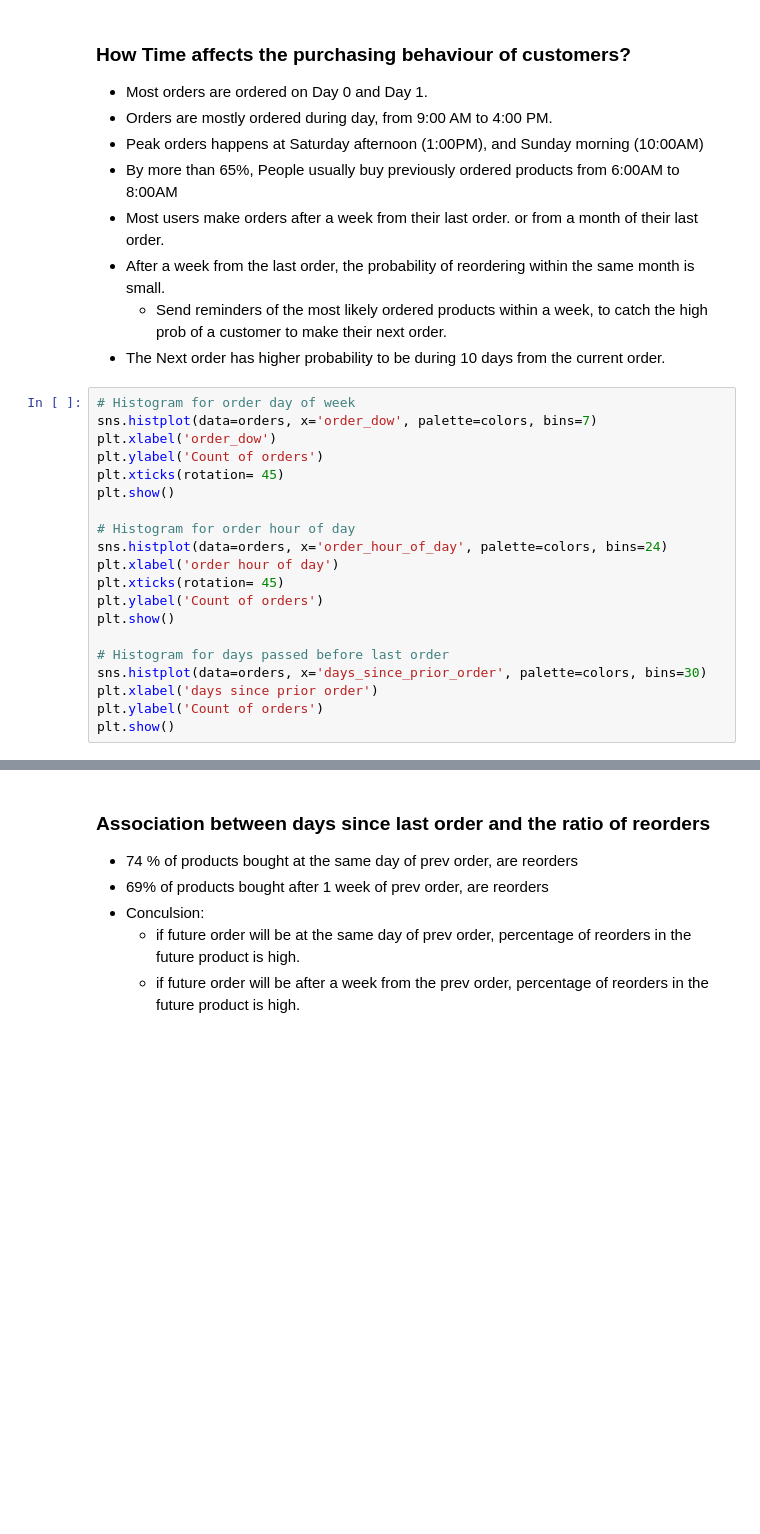
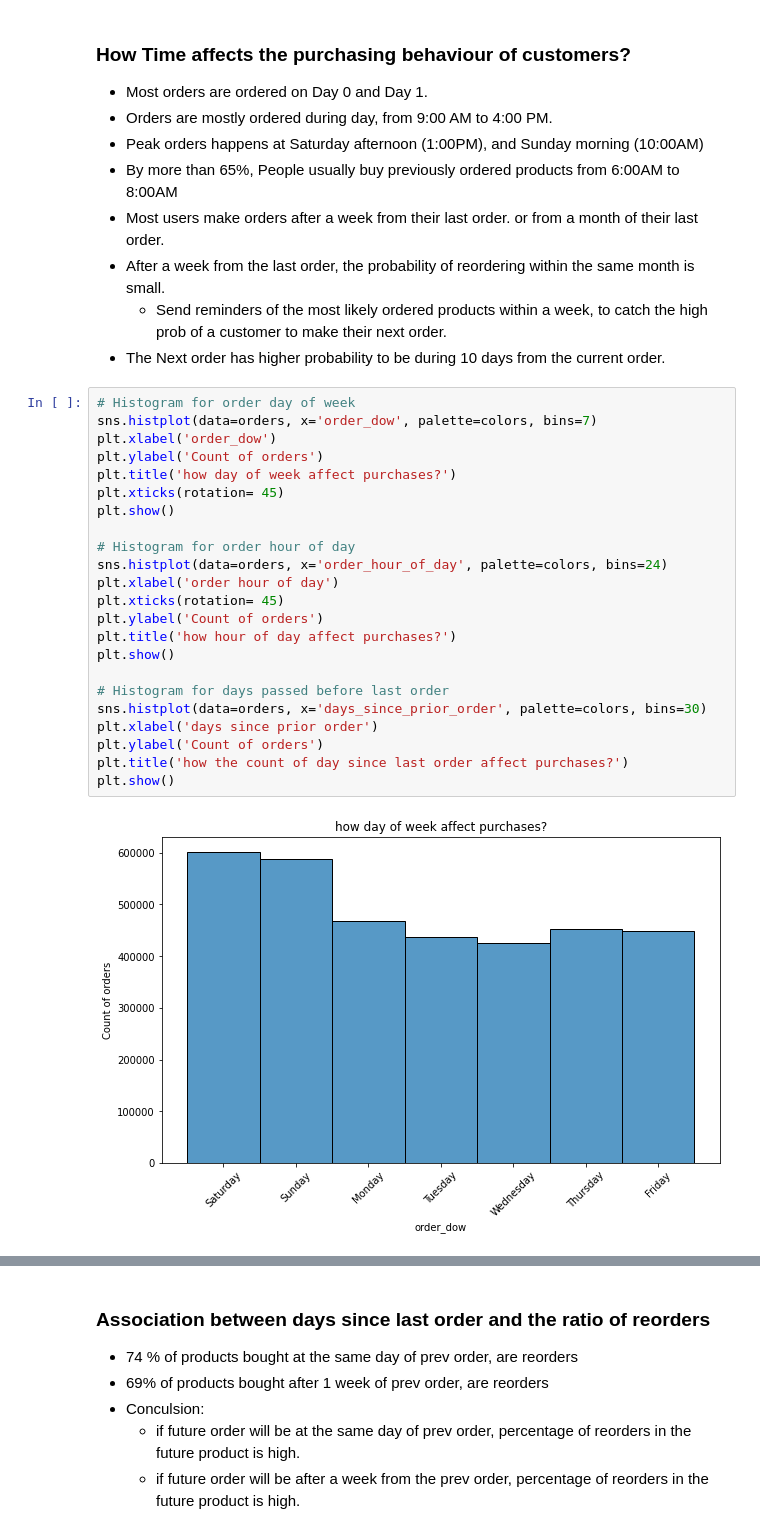
Before and after one commit to NouranHany/Instacart-Market-Basket-Analysis, a Jupyter notebook: EDA/eda-on-instacart-data.ipynb, the cells around one changed output, grey strips where cells are left out. Saved outputs shown, nothing was run; the diff lists cells and outputs as text; blank space fills up the shorter version.

```diff
--- a/EDA/eda-on-instacart-data.ipynb
+++ b/EDA/eda-on-instacart-data.ipynb
@@ -316,20 +473,25 @@ for order_id in user_orders:
 # %%
 # Histogram for order day of week
 sns.histplot(data=orders, x='order_dow', palette=colors, bins=7)
 plt.xlabel('order_dow')
 plt.ylabel('Count of orders')
+plt.title('how day of week affect purchases?')
 plt.xticks(rotation= 45)
 plt.show()
 
 # Histogram for order hour of day
 sns.histplot(data=orders, x='order_hour_of_day', palette=colors, bins=24)
 plt.xlabel('order hour of day')
 plt.xticks(rotation= 45)
 plt.ylabel('Count of orders')
+plt.title('how hour of day affect purchases?')
 plt.show()
 
 # Histogram for days passed before last order
 sns.histplot(data=orders, x='days_since_prior_order', palette=colors, bins=30)
 plt.xlabel('days since prior order')
 plt.ylabel('Count of orders')
+plt.title('how the count of day since last order affect purchases?')
 plt.show()
+# %% [output]
+[figure, added]
```
Also changed, not shown: parts of 34 cells of this notebook, 11 other files.
